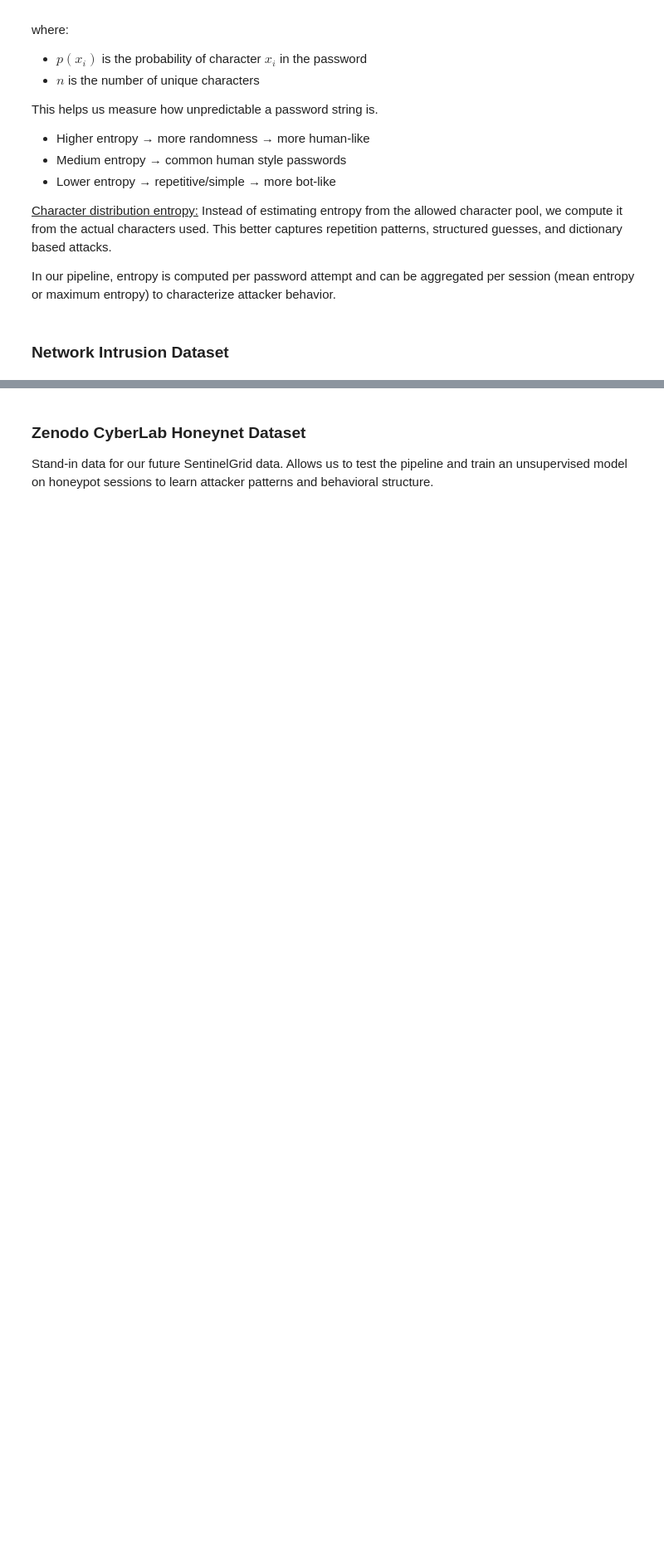
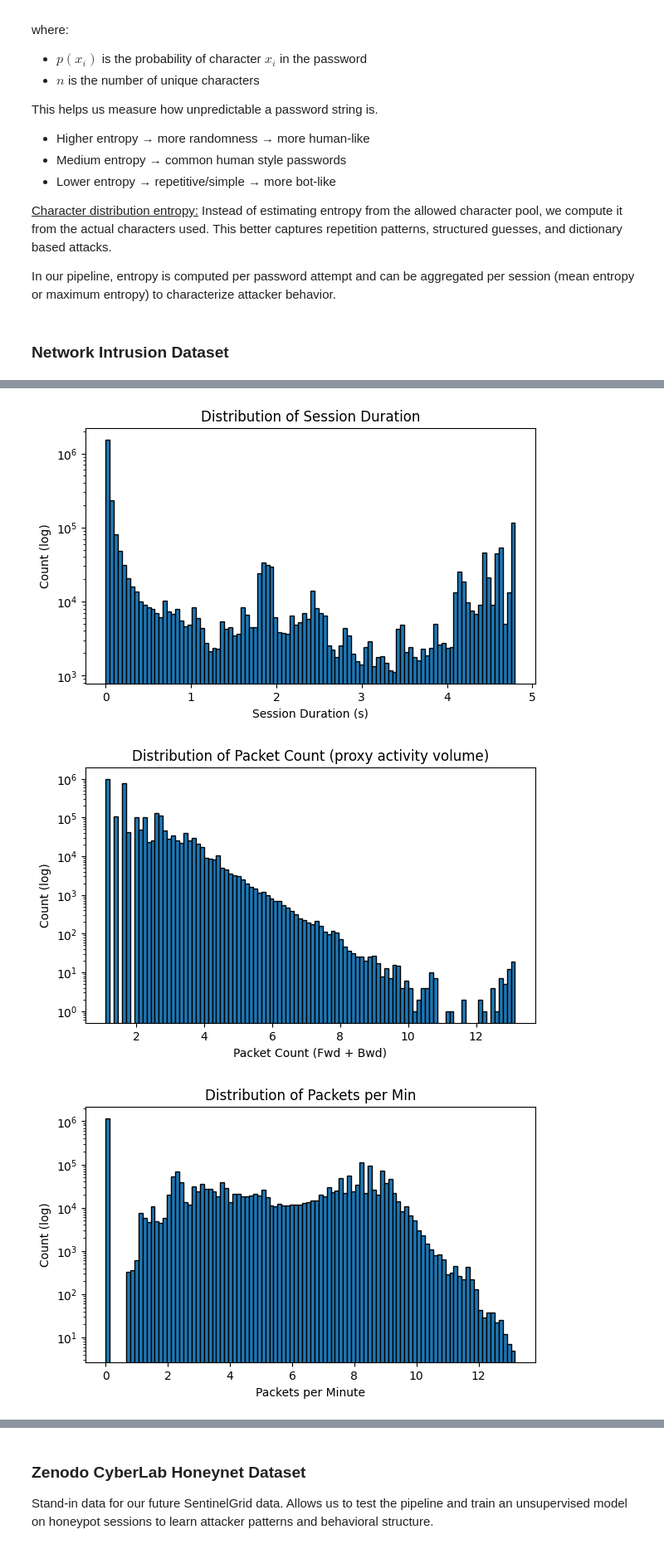
Before and after one commit to SethJonesIntern/SentinelGrid, a Jupyter notebook: machine-learning/notebooks/threat_analysis.ipynb, the cells around one changed output, grey strips where cells are left out. Shown at 83% size. Cells and saved outputs as stored; diff of their text form; code cells hidden in the pictures; blank space fills up the shorter version.

Commit message:
baseline analysis for network intrusion dataset (CIC-IDS)

```diff
--- a/machine-learning/notebooks/threat_analysis.ipynb
+++ b/machine-learning/notebooks/threat_analysis.ipynb
@@ -137,6 +147,21 @@ csv_files = sorted(NETWORK_DIR.glob("*.pcap_ISCX.csv"))
 
 #prints found CSV files
 print("CSV files:", len(csv_files))
-for f in csv_files[:5]:
+for f in csv_files[:8]:
     print(" -", f.name)
+
+#combines all dataset into one large data frame
+dfs= []
+for f in csv_files:
+    df= pd.read_csv(f)
+    dfs.append(df)
+
+net_df= pd.concat(dfs, ignore_index=True)
+print("Network shape:", net_df.shape)
+print("Columns:", len(net_df.columns))
+#Network shape: (2830743, 79)
+#Columns: 79
+#show some rows of the dataset
+#net_df.head()
+net_df.sample(10)
 # %% [output]
@@ -148,0 +279,42 @@ Found CSV files: 8
+# %%
+#log transform heavy tailed features
+log_cols=[
+    "session_duration_s",
+    "packet_count",
+    "packets_per_min",
+    "Flow Bytes/s",
+    "Flow Packets/s",
+]
+
+for col in log_cols:
+    if col in net_features.columns:
+        net_features[col] = np.log1p(np.clip(net_features[col], 0, None))
+
+#plot distributions
+#session duration
+plt.figure(figsize=(7,4))
+plt.hist(net_features["session_duration_s"], bins=100, edgecolor="black", log=True)
+plt.xlabel("Session Duration (s)")
+plt.ylabel("Count (log)")
+plt.title("Distribution of Session Duration")
+plt.show()
+
+#packet counts
+plt.figure(figsize=(7,4))
+plt.hist(net_features["packet_count"], bins=100, edgecolor="black", log=True)
+plt.xlabel("Packet Count (Fwd + Bwd)")
+plt.ylabel("Count (log)")
+plt.title("Distribution of Packet Count (proxy activity volume)")
+plt.show()
+
+#packets per min
+plt.figure(figsize=(7,4))
+plt.hist(net_features["packets_per_min"], bins=100, edgecolor="black", log=True)
+plt.xlabel("Packets per Minute")
+plt.ylabel("Count (log)")
+plt.title("Distribution of Packets per Min")
+plt.show()
+# %% [output]
+[figure, added]
+[figure, added]
+[figure, added]
```
Also changed, not shown: parts of 8 cells of this notebook.
